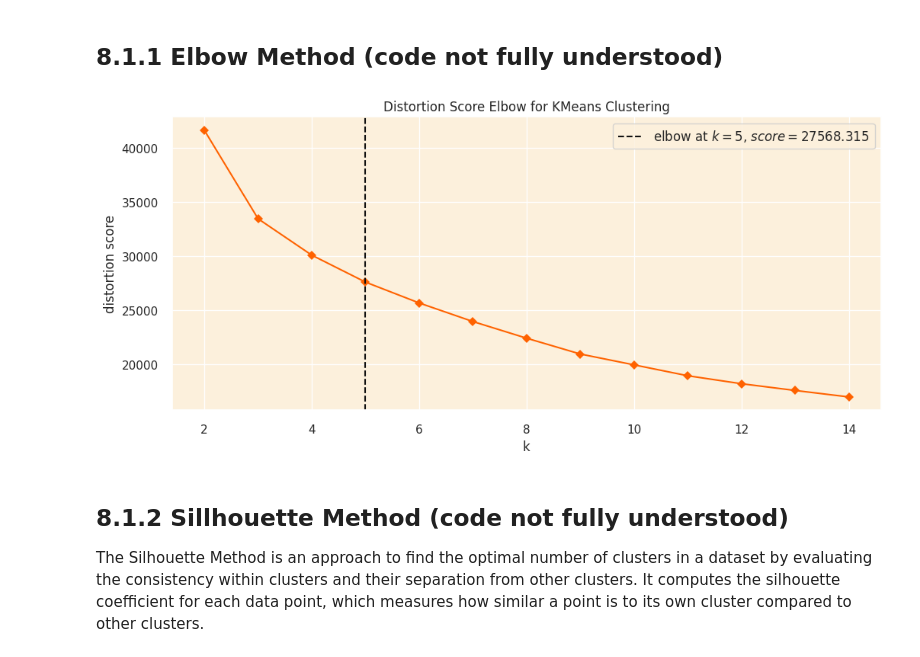
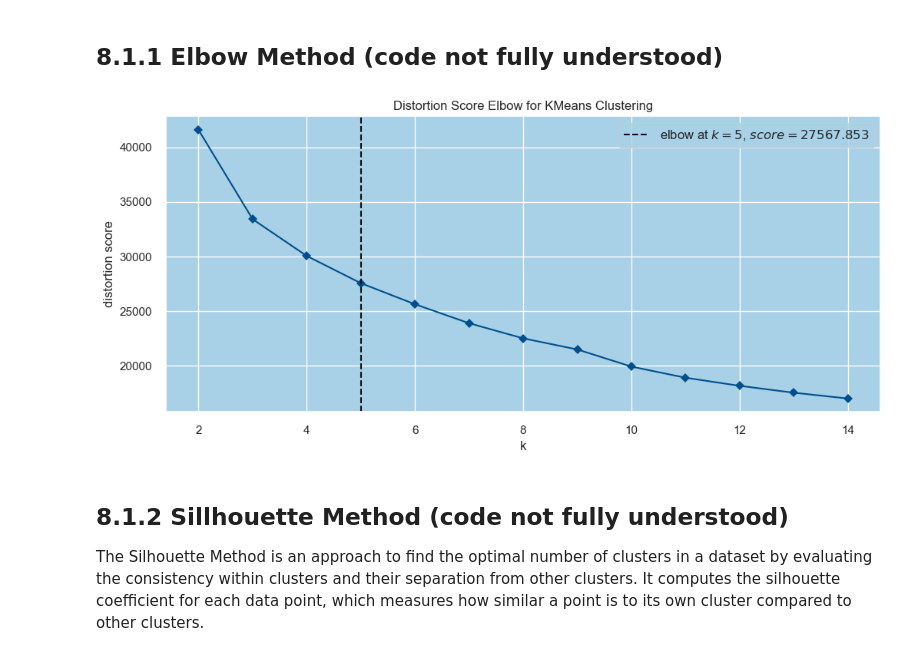
Before and after one commit to JustAthar19/Customer-Segmentation-and-Recommendation-System, a Jupyter notebook: main.ipynb, the cells around one changed output. Saved outputs shown, nothing was run; the diff lists cells and outputs as text; code cells hidden in the pictures.

```diff
--- a/main.ipynb
+++ b/main.ipynb
@@ -26,6 +31,6 @@ from collections import Counter
 # %%
-# read the dataset
-df = pd.read_csv('/kaggle/input/ecommerce-data/data.csv', encoding="ISO-8859-1")
+path = 'dataset/data.csv'
+df = pd.read_csv(path, encoding="ISO-8859-1")
 # %%
 df.info()
 # %% [output]
@@ -1187,27 +1208,27 @@ To explore the total number of clusters (k) for segmenting customers, we will de
 ## 8.1.1 Elbow Method (code not fully understood)
 # %%
 # Set plot style, and background color
-sns.set(style='darkgrid', rc={'axes.facecolor': '#fcf0dc'})
+sns.set(style='darkgrid', rc={'axes.facecolor': '#a8d0e6'})
 
 # Set the color palette for the plot
-sns.set_palette(['#ff6200'])
+sns.set_palette(['#004f8c'])
 
 # Instantiate the clustering model with the specified parameters
 km = KMeans(init='k-means++', n_init=10, max_iter=100, random_state=0)
 
 # Create a figure and axis with the desired size
 fig, ax = plt.subplots(figsize=(12, 5))
 
 # Instantiate the KElbowVisualizer with the model and range of k values, and disable the timing plot
 visualizer = KElbowVisualizer(km, k=(2, 15), timings=False, ax=ax)
 
 # Fit the data to the visualizer
 visualizer.fit(customer_data_pca)
 
 # Finalize and render the figure
 visualizer.show();
 # %% [output]
-[figure, old version]
+[figure, new version]
 # %% [markdown]
 ## 8.1.2 Sillhouette Method (code not fully understood)
 
```
Also changed, not shown: parts of 34 cells of this notebook, 2 other files.
